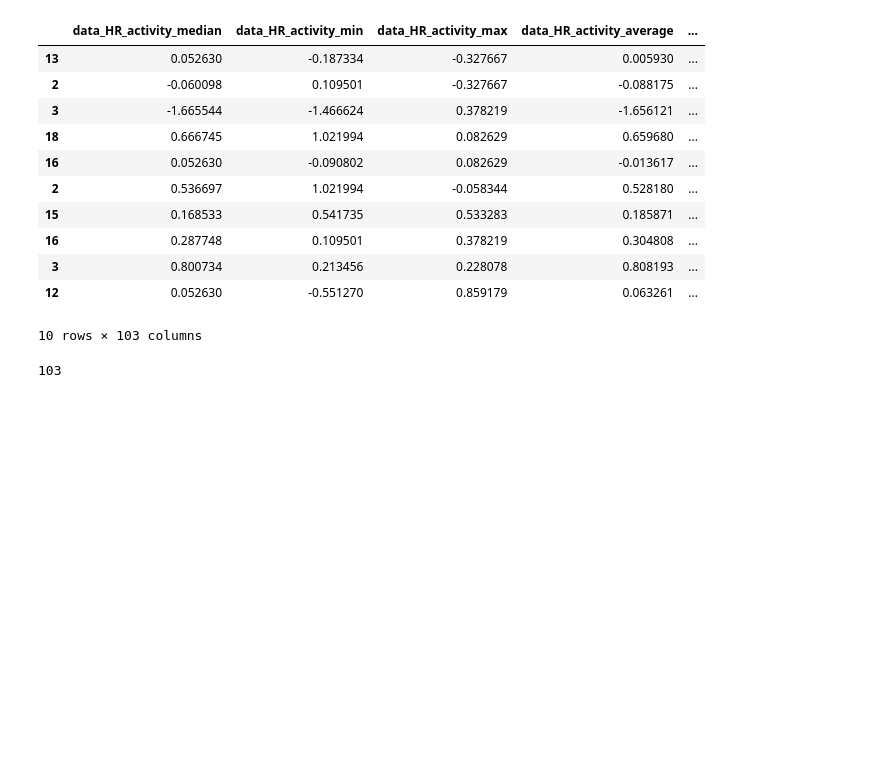
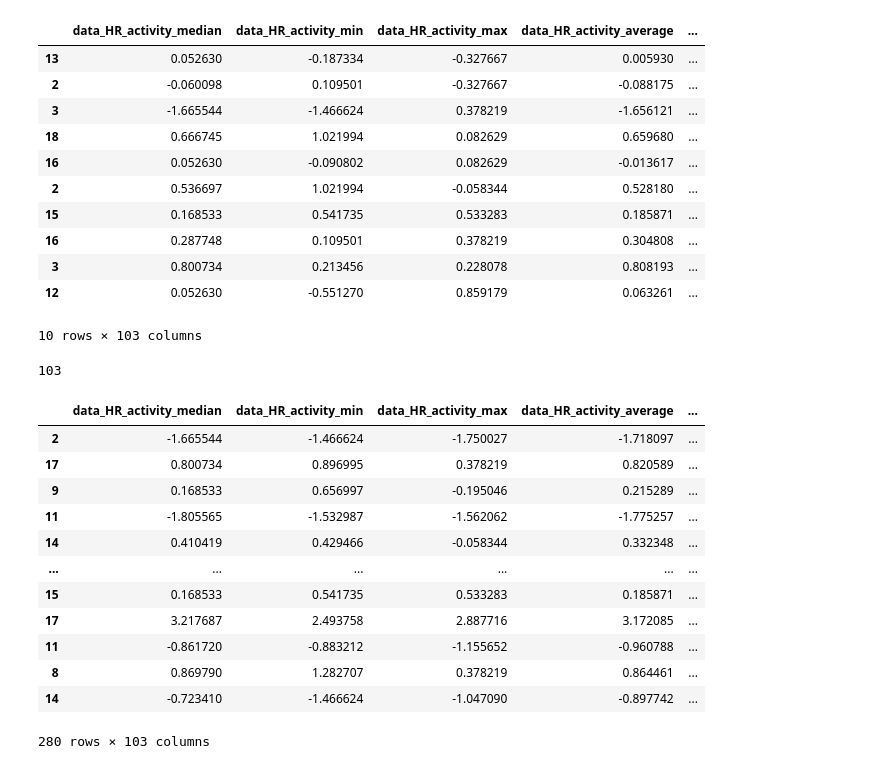
Before and after one commit to m2man/MART-AUTOGRAPHER, a Jupyter notebook: CSV_PART/Preprocess_Data.ipynb, the cells around one changed output. Saved outputs shown, nothing was run; the diff lists cells and outputs as text; code cells hidden in the pictures; blank space fills up the shorter version.

Commit message:
fix preprocess data

```diff
--- a/CSV_PART/Preprocess_Data.ipynb
+++ b/CSV_PART/Preprocess_Data.ipynb
@@ -196,3 +196,31 @@ c
 len(c.columns)
 # %% [output]
 103
+# %%
+import joblib
+from dataloader import MyDatasetGenerator
+from torch.utils.data import DataLoader
+
+a = joblib.load('tabular_csv_only.joblib')
+# %%
+a = a.sample(frac=1)
+train_portion = 0.8
+train_numb = int(train_portion * len(a))
+train_df = a.iloc[0:train_numb, :]
+val_df = a.iloc[train_numb:, :]
+# %%
+a
+# %% [output]
+|  | data_HR_activity_median | data_HR_activity_min | data_HR_activity_max | data_HR_activity_average | ... |
+| 2 | -1.665544 | -1.466624 | -1.750027 | -1.718097 | ... |
+| 17 | 0.800734 | 0.896995 | 0.378219 | 0.820589 | ... |
+| 9 | 0.168533 | 0.656997 | -0.195046 | 0.215289 | ... |
+| 11 | -1.805565 | -1.532987 | -1.562062 | -1.775257 | ... |
+| 14 | 0.410419 | 0.429466 | -0.058344 | 0.332348 | ... |
+| ... | ... | ... | ... | ... | ... |
+| 15 | 0.168533 | 0.541735 | 0.533283 | 0.185871 | ... |
+| 17 | 3.217687 | 2.493758 | 2.887716 | 3.172085 | ... |
+| 11 | -0.861720 | -0.883212 | -1.155652 | -0.960788 | ... |
+| 8 | 0.869790 | 1.282707 | 0.378219 | 0.864461 | ... |
+| 14 | -0.723410 | -1.466624 | -1.047090 | -0.897742 | ... |
+280 rows × 103 columns
```
Also changed, not shown: parts of 4 cells of this notebook, 7 other files.
